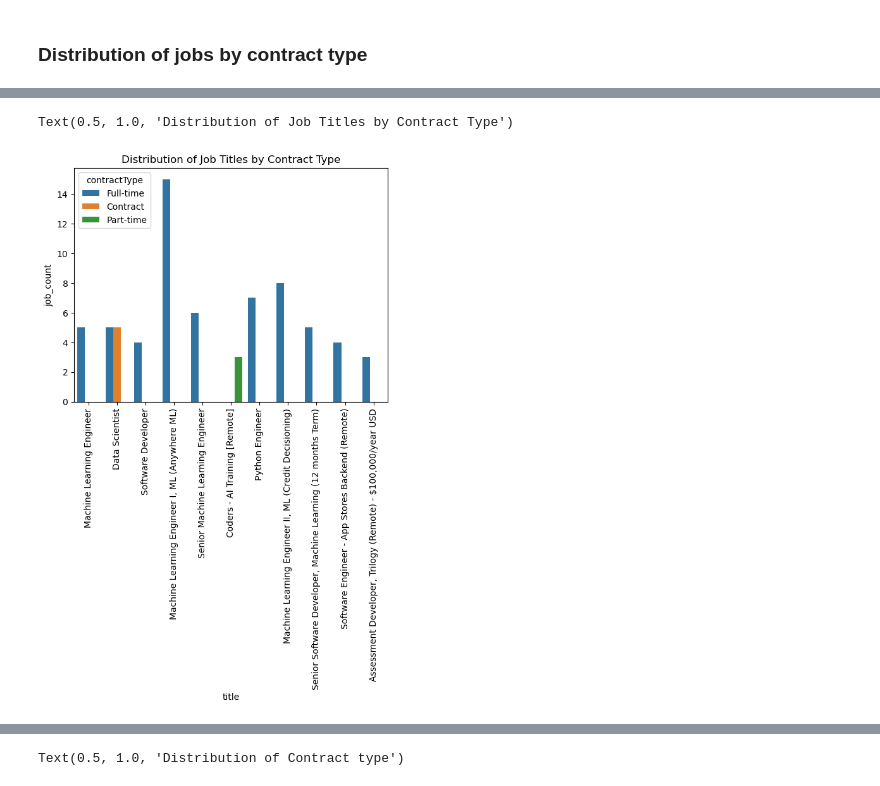
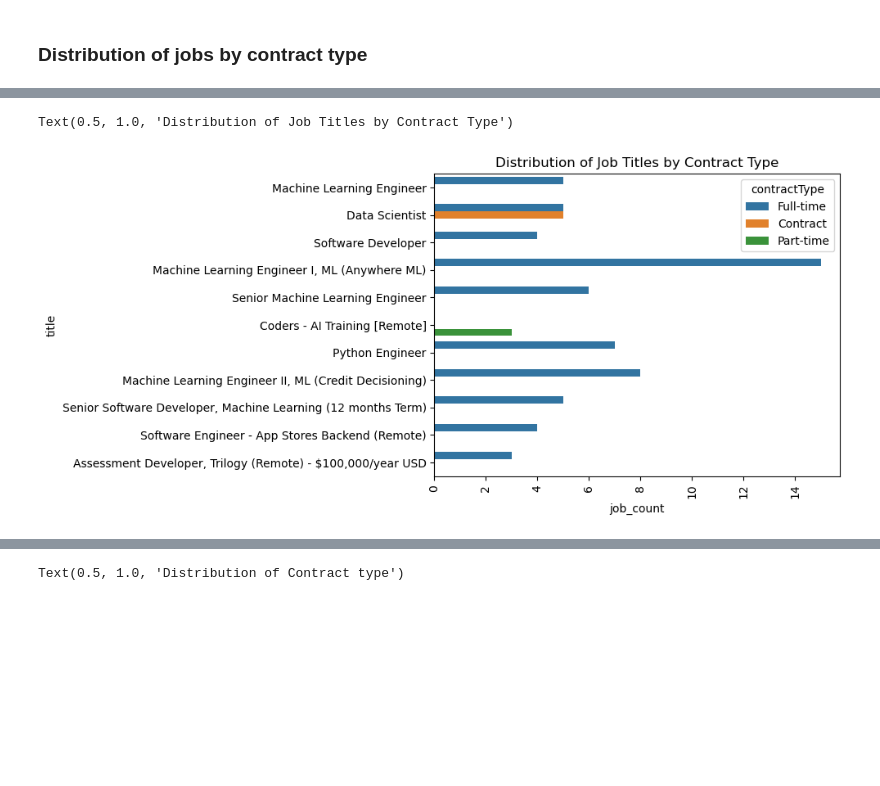
Before and after one commit to BensonMwangi/Linkedin-Canada, a Jupyter notebook: linkedin_canada.ipynb, the cells around one changed output, grey strips where cells are left out. Saved outputs shown, nothing was run; the diff lists cells and outputs as text; code cells hidden in the pictures; blank space fills up the shorter version.

```diff
--- a/linkedin_canada.ipynb
+++ b/linkedin_canada.ipynb
@@ -155,12 +138,12 @@ filtered.head()
 | 11 | 43 applicants | 18386613.0 | Leap Tools | Full-time | You're driven by the potential of... | Entry level | Canada | ... |
 # %%
 # Most top job titles are contract types
-sns.barplot(data=filtered,x="title",y="job_count",hue="contractType")
+sns.barplot(data=filtered,y="title",x="job_count",hue="contractType")
 plt.xticks(rotation=90)
 plt.title("Distribution of Job Titles by Contract Type")
 # %% [output]
 Text(0.5, 1.0, 'Distribution of Job Titles by Contract Type')
-[figure, old version]
+[figure, new version]
 # %%
 df['contract_count'] = df['contractType'].map(df['contractType'].value_counts())
 df.head()
```
Also changed, not shown: parts of 1 cell of this notebook.
